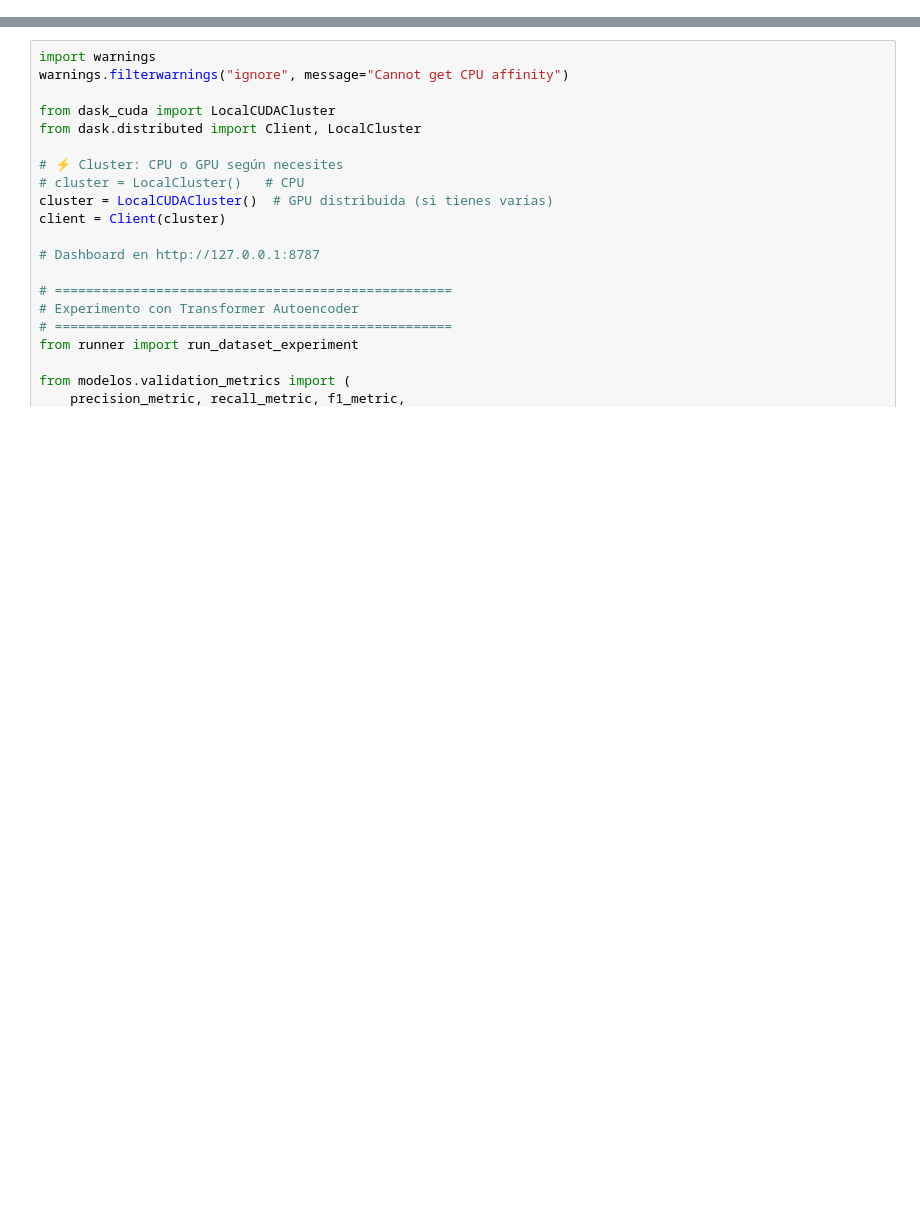
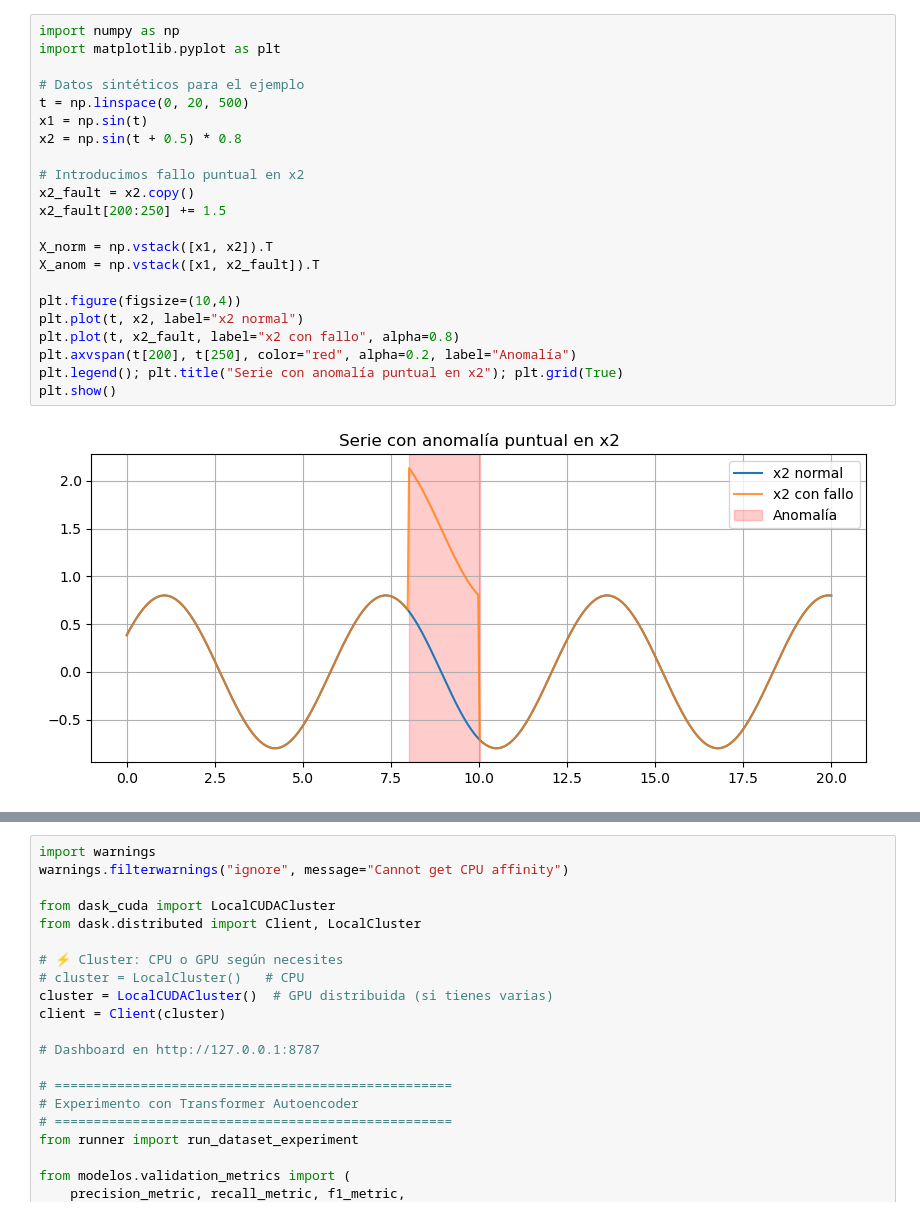
Before and after one commit to PabloAC04/MDF-ANOMALY-DETECTION, a Jupyter notebook: 09_transformer_autoencoders.ipynb, the cells around one changed output, grey strips where cells are left out. Drawn from its saved outputs; the diff is of its cells as text; blank space fills up the shorter version.

```diff
--- a/09_transformer_autoencoders.ipynb
+++ b/09_transformer_autoencoders.ipynb
@@ -202,0 +123,24 @@ df_results, top5, df_final = run_experiment(
+# %%
+import numpy as np
+import matplotlib.pyplot as plt
+
+# Datos sintéticos para el ejemplo
+t = np.linspace(0, 20, 500)
+x1 = np.sin(t)
+x2 = np.sin(t + 0.5) * 0.8
+
+# Introducimos fallo puntual en x2
+x2_fault = x2.copy()
+x2_fault[200:250] += 1.5
+
+X_norm = np.vstack([x1, x2]).T
+X_anom = np.vstack([x1, x2_fault]).T
+
+plt.figure(figsize=(10,4))
+plt.plot(t, x2, label="x2 normal")
+plt.plot(t, x2_fault, label="x2 con fallo", alpha=0.8)
+plt.axvspan(t[200], t[250], color="red", alpha=0.2, label="Anomalía")
+plt.legend(); plt.title("Serie con anomalía puntual en x2"); plt.grid(True)
+plt.show()
+# %% [output]
+[figure, added]
```
Also changed, not shown: parts of 23 cells of this notebook.
